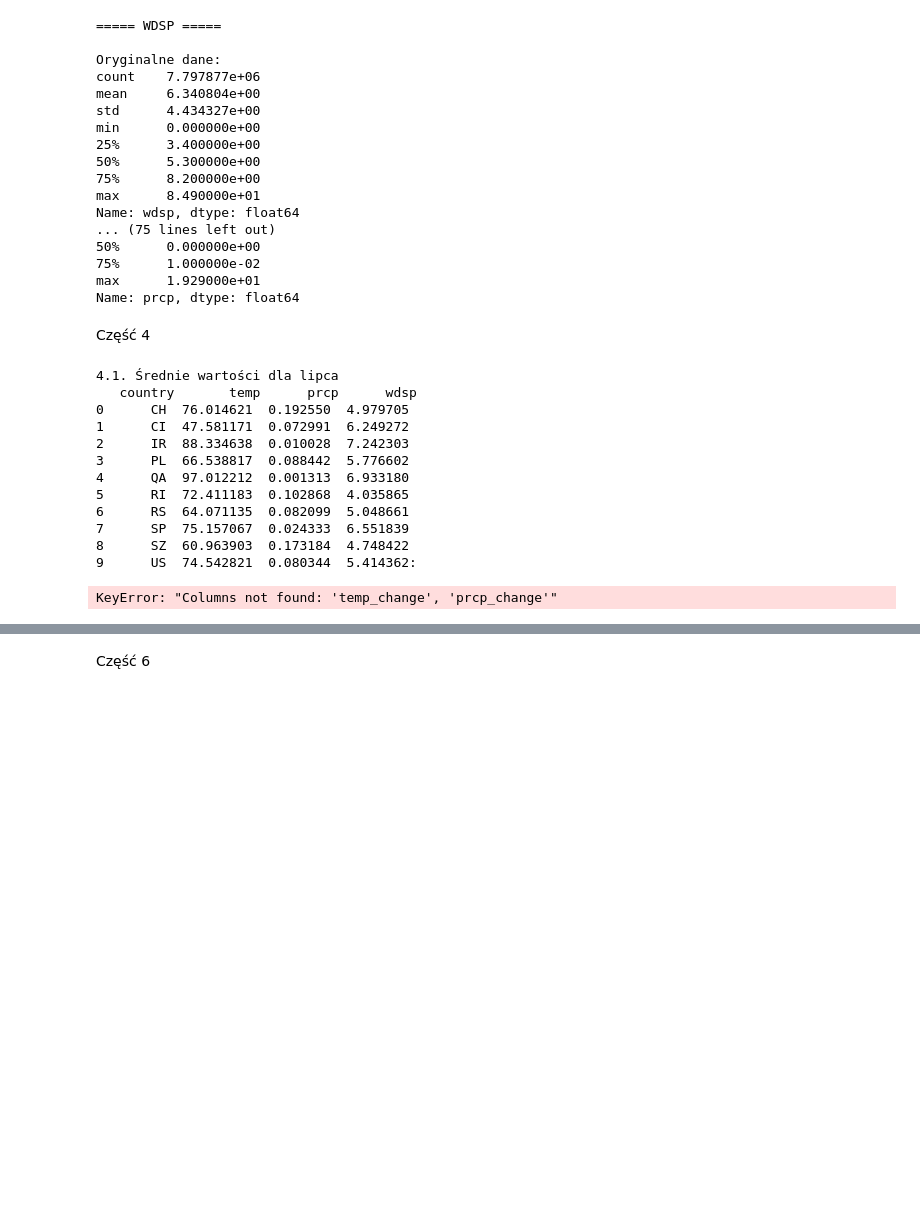
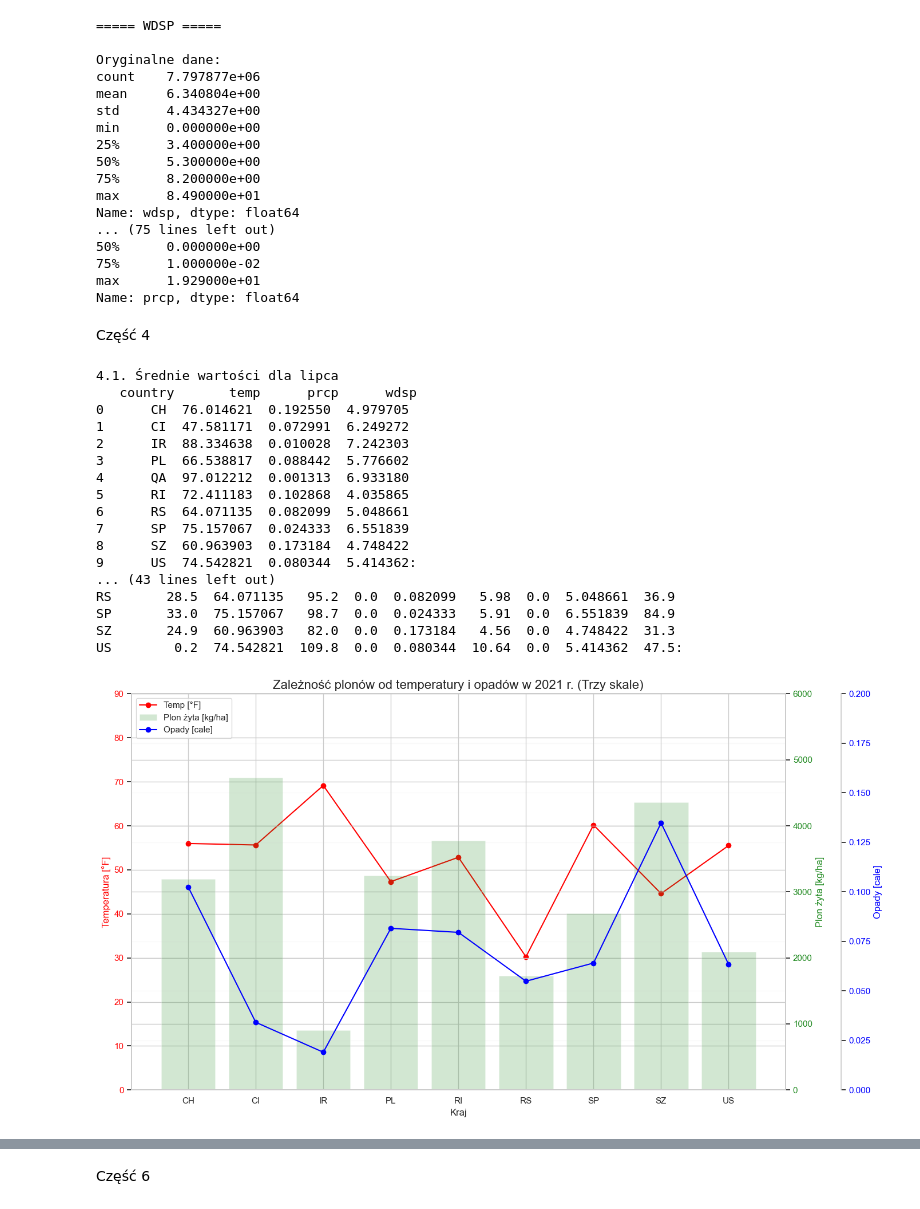
Before and after one commit to awalicki/Big_Data, a Jupyter notebook: Walicki_Dziuba_ZD2.ipynb, the cells around one changed output, grey strips where cells are left out. Saved outputs shown, nothing was run; the diff lists cells and outputs as text; code cells hidden in the pictures; blank space fills up the shorter version.

```diff
--- a/Walicki_Dziuba_ZD2.ipynb
+++ b/Walicki_Dziuba_ZD2.ipynb
@@ -368,7 +384,7 @@ Część 4
 # "US": "United States of America",
 # 'ch': 'china, mainland',
 # "CI": "Chile",
-# "RS": "Russian Federation",
+# "RS": "Russian Federation"
 
 countries_to_check = ["PL", "QA", "RI", "SP", "SZ", "IR", "US", "CH", "CI", "RS"]
 data['month'] = data['date'].dt.month
@@ -379,9 +395,9 @@ print(f"\n4.1. Średnie wartości dla lipca\n {df_4_1}:")
 
 # 4.2. średnia zmiana temperatury i opadów dla co najmniej 10 wybranych krajów lub stacji w wybranym miesiącu,
 
-df_lip = data.sort_values(['stn', 'date'])
-df_lip['temp_change'] = df_lip.groupby('stn')['temp'].diff()
-df_lip['prcp_change'] = df_lip.groupby('stn')['prcp'].diff()
+data = data.sort_values(['stn', 'date'])
+data['temp_change'] = data.groupby('stn')['temp'].diff()
+data['prcp_change'] = data.groupby('stn')['prcp'].diff()
 df_lip = data[(data['month'] == 7) & (data['country'].isin(countries_to_check))]
 
 df_4_2 = df_lip.groupby('country')[['temp_change', 'prcp_change']].mean().reset_index()
@@ -410,49 +426,65 @@ print(f"\n4.5. Zestawienie Min/Średnia/Max: \n{df_4_5}:")
 # Skorzystaj ze swojego połączonego zbioru danych (pogoda + rolnictwo) i oblicz średnią temperaturę oraz sumę opadów w wybranym roku dla co najmniej 10 krajów, a następnie porównaj te wartości z produkcją lub plonem wybranej rośliny w tych krajach. Spróbuj ocenić, czy można zauważyć zależność pomiędzy warunkami pogodowymi a produkcją rolną.
 
 df_4_6 = pd.read_csv('df_merged.csv')
 df_4_6 = df_4_6[df_4_6['country'].isin(countries_to_check) & (df_4_6['year'] == 2021) & (df_4_6['Item'] == 'Rye') &
                 (df_4_6['Unit'] == 'kg/ha')]
 sf4_6 = df_4_6.groupby('country')[['temp', 'prcp', 'Value']].mean()
 
 
 # Przygotuj wykresy w celu porównania otrzymanych wyników. Pamiętaj o ich czytelności (typ wykresu, tytuł wykresu, podpisy osi, odpowiednie zakresy osi, itp.). Przeanalizuj otrzymane wizualizacje.
-fig, axes = plt.subplots(3, 1, figsize=(12, 15), sharex=True)
+fig, ax1 = plt.subplots(figsize=(14, 8))
 
 # temp
-axes[0].bar(sf4_6.index, sf4_6['temp'], color='orange', alpha=0.8)
-axes[0].set_title('Średnia temperatura roczna w 2021 r.', fontsize=14)
-axes[0].set_ylabel('Temperatura [°F]', fontsize=12)
-axes[0].grid(axis='y', linestyle='--', alpha=0.7)
+ax1.plot(sf4_6.index, sf4_6['temp'], color='red', marker='o', label='Temp [°F]')
+ax1.set_ylabel('Temperatura [°F]', color='red', fontsize=12)
+ax1.set_ylim(0, 90)
+ax1.tick_params(axis='y', labelcolor='red')
+
+# żyto
+ax2 = ax1.twinx()
+ax2.bar(sf4_6.index, sf4_6['Value'], color='forestgreen', alpha=0.2, label='Plon żyta [kg/ha]')
+ax2.set_ylabel('Plon żyta [kg/ha]', color='forestgreen', fontsize=12)
+ax2.set_ylim(0, 6000)
+ax2.tick_params(axis='y', labelcolor='forestgreen')
 
 # Opady
-axes[1].bar(sf4_6.index, sf4_6['prcp'], color='skyblue', alpha=0.8)
-axes[1].set_title('Średnie opady atmosferyczne w 2021 r.', fontsize=14)
-axes[1].set_ylabel('Opady [cale]', fontsize=12)
-axes[1].grid(axis='y', linestyle='--', alpha=0.7)
+ax3 = ax1.twinx()
+ax3.spines['right'].set_position(('outward', 70))
+ax3.plot(sf4_6.index, sf4_6['prcp'], color='blue', marker='o', label='Opady [cale]')
+ax3.set_ylabel('Opady [cale]', color='blue', fontsize=12)
+ax3.set_ylim(0, 0.2)
+ax3.tick_params(axis='y', labelcolor='blue')
 
-#Żyt0
-axes[2].bar(sf4_6.index, sf4_6['Value'], color='forestgreen', alpha=0.8)
-axes[2].set_title('Plon żyta w 2021 r.', fontsize=14)
-axes[2].set_ylabel('Plon [kg/ha]', fontsize=12)
-axes[2].set_xlabel('Kraj', fontsize=12)
-axes[2].grid(axis='y', linestyle='--', alpha=0.7)
+ax1.set_xlabel('Kraj', fontsize=12)
+plt.title('Zależność plonów od temperatury i opadów w 2021 r. (Trzy skale)', fontsize=16)
+
+lines1, labels1 = ax1.get_legend_handles_labels()
+lines2, labels2 = ax2.get_legend_handles_labels()
+lines3, labels3 = ax3.get_legend_handles_labels()
+ax1.legend(lines1 + lines2 + lines3, labels1 + labels2 + labels3, loc='upper left')
 
 plt.tight_layout()
+plt.grid(axis='y', alpha=0.1)
 plt.show()
 # %% [output]
 4.1. Średnie wartości dla lipca
    country       temp      prcp      wdsp
 0      CH  76.014621  0.192550  4.979705
 1      CI  47.581171  0.072991  6.249272
 2      IR  88.334638  0.010028  7.242303
 3      PL  66.538817  0.088442  5.776602
 4      QA  97.012212  0.001313  6.933180
 5      RI  72.411183  0.102868  4.035865
 6      RS  64.071135  0.082099  5.048661
 7      SP  75.157067  0.024333  6.551839
 8      SZ  60.963903  0.173184  4.748422
 9      US  74.542821  0.080344  5.414362:
+... (43 lines left out)
+RS       28.5  64.071135   95.2  0.0  0.082099   5.98  0.0  5.048661  36.9
+SP       33.0  75.157067   98.7  0.0  0.024333   5.91  0.0  6.551839  84.9
+SZ       24.9  60.963903   82.0  0.0  0.173184   4.56  0.0  4.748422  31.3
+US        0.2  74.542821  109.8  0.0  0.080344  10.64  0.0  5.414362  47.5:
-KeyError: "Columns not found: 'temp_change', 'prcp_change'"
+[figure, added]
 # %%
 # Normalizacja danych polega na przeskalowaniu wartości zmiennych do określonego zakresu, np. [0, 1], co ułatwia porównanie różnych zmiennych między sobą.
 #
```
Also changed, not shown: parts of 8 cells of this notebook.
